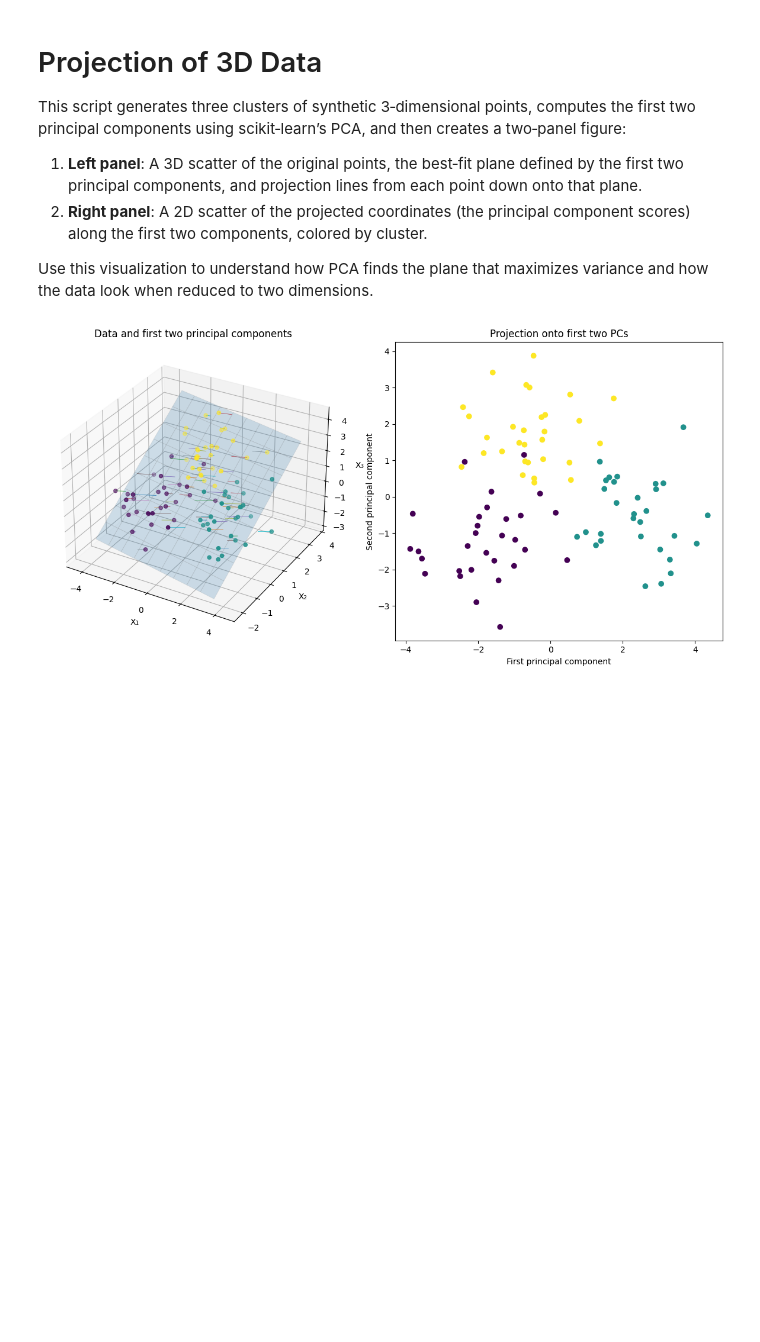
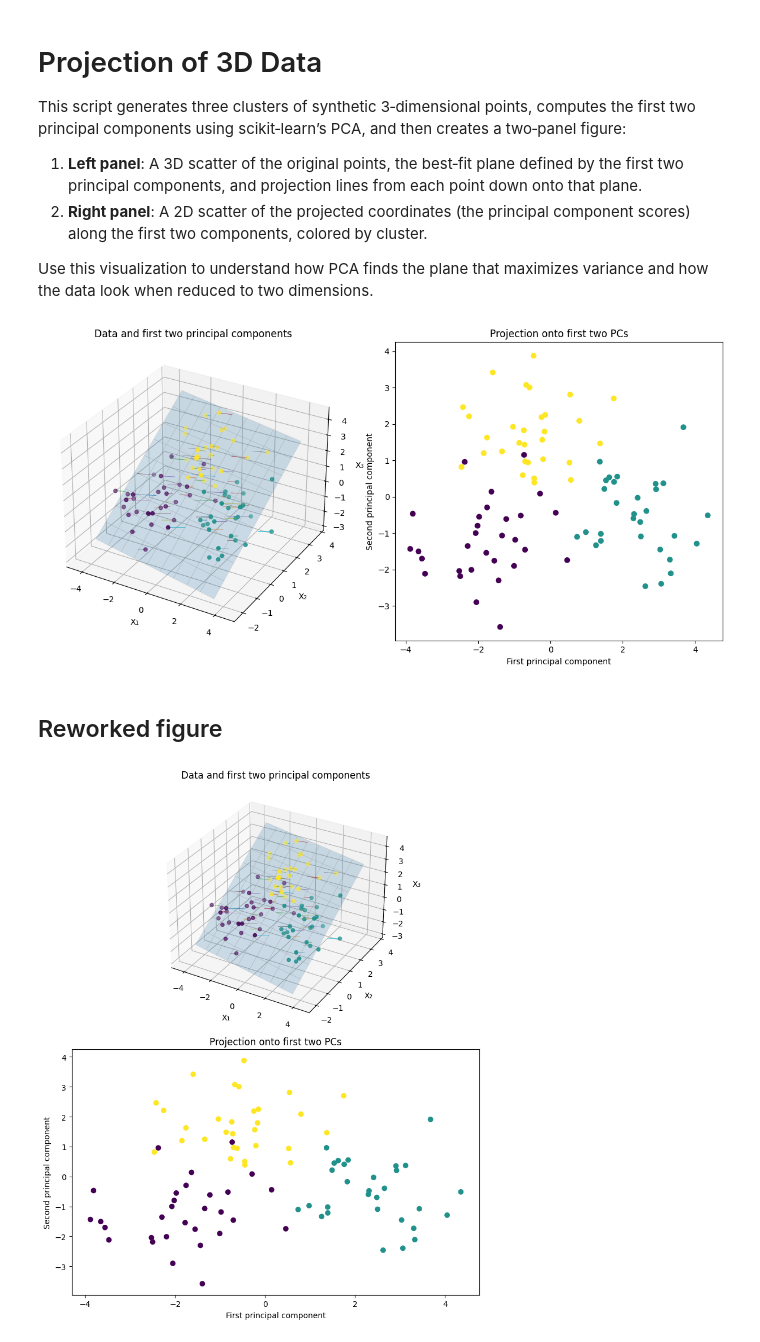
Before and after one commit to neelsoumya/python_machine_learning, a Jupyter notebook: pca_intro_3D_view.ipynb, the cells around one changed output. Saved outputs shown, nothing was run; the diff lists cells and outputs as text; code cells hidden in the pictures; blank space fills up the shorter version.

```diff
--- a/pca_intro_3D_view.ipynb
+++ b/pca_intro_3D_view.ipynb
@@ -76,3 +76,69 @@ plt.tight_layout()
 plt.show()
 # %% [output]
 [figure]
+# %% [markdown]
+## Reworked figure
+# %%
+import numpy as np
+import matplotlib.pyplot as plt
+from sklearn.decomposition import PCA
+
+# 1. Generate synthetic 3D data (three clusters)
+np.random.seed(0)
+n = 30
+means = [(-2, 0, 0), (2, 0, 0), (0, 2, 2)]
+data = np.vstack([np.random.randn(n, 3) + m for m in means])
+labels = np.array([0]*n + [1]*n + [2]*n)
+
+# 2. Perform PCA to get first two components
+pca = PCA(n_components=2)
+scores = pca.fit_transform(data)
+components = pca.components_
+mean_3d = pca.mean_
+
+# 3. Create a meshgrid for the principal component plane
+grid_x, grid_y = np.meshgrid(
+    np.linspace(-4, 4, 10),
+    np.linspace(-4, 4, 10)
+)
+# Plane points: mean + x*pc1 + y*pc2
+plane_points = mean_3d + grid_x[..., None] * components[0] + grid_y[..., None] * components[1]
+
+# 4. Inverse transform scores to get projections back into 3D
+proj_3d = pca.inverse_transform(scores)
+
+# 5. Plotting with vertical layout (2 rows, 1 column)
+fig = plt.figure(figsize=(8, 10))
+
+# Top: 3D scatter with PCA plane and projection lines
+ax1 = fig.add_subplot(2, 1, 1, projection='3d')
+ax1.scatter(data[:, 0], data[:, 1], data[:, 2], c=labels)
+ax1.plot_surface(
+    plane_points[:, :, 0],
+    plane_points[:, :, 1],
+    plane_points[:, :, 2],
+    alpha=0.2,
+    edgecolor='gray',
+    linewidth=0.5
+)
+for i in range(data.shape[0]):
+    xs = [data[i, 0], proj_3d[i, 0]]
+    ys = [data[i, 1], proj_3d[i, 1]]
+    zs = [data[i, 2], proj_3d[i, 2]]
+    ax1.plot(xs, ys, zs, linewidth=0.5)
+ax1.set_title('Data and first two principal components')
+ax1.set_xlabel('X₁')
+ax1.set_ylabel('X₂')
+ax1.set_zlabel('X₃')
+
+# Bottom: 2D scatter of PCA scores
+ax2 = fig.add_subplot(2, 1, 2)
+ax2.scatter(scores[:, 0], scores[:, 1], c=labels)
+ax2.set_title('Projection onto first two PCs')
+ax2.set_xlabel('First principal component')
+ax2.set_ylabel('Second principal component')
+
+plt.tight_layout()
+plt.show()
+# %% [output]
+[figure, added]
```
